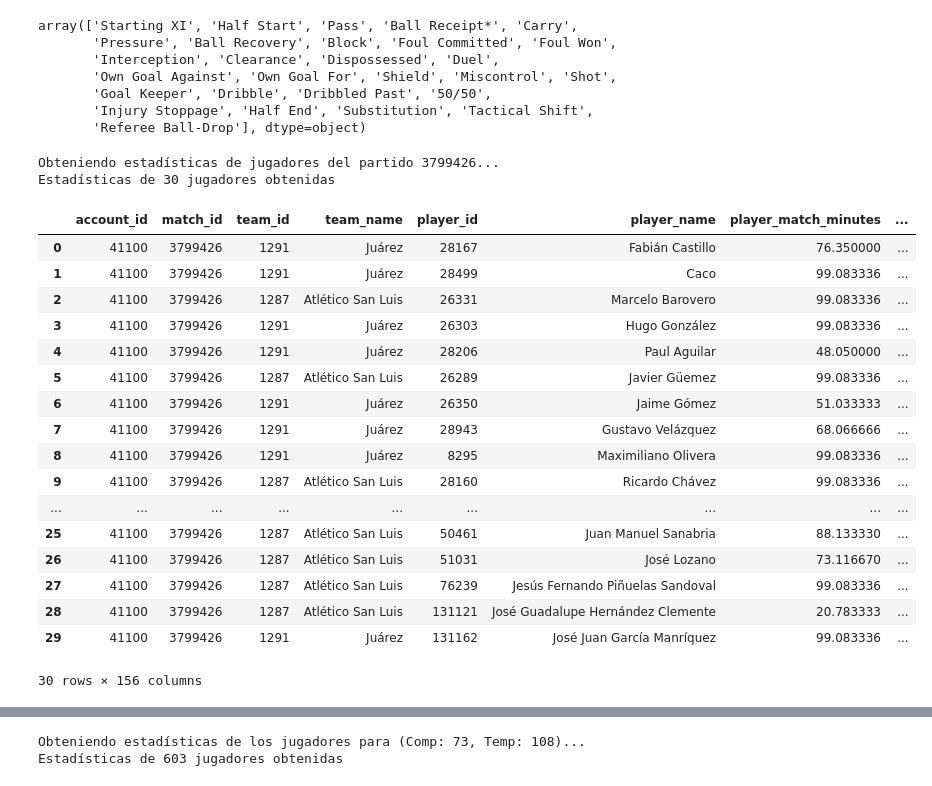
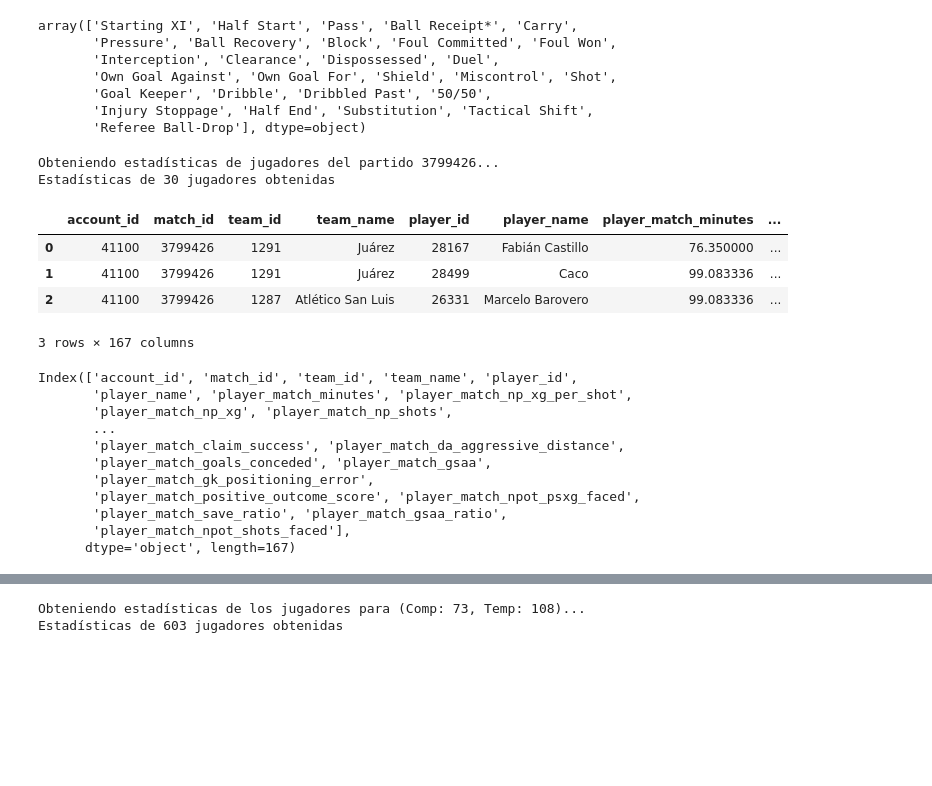
Before and after one commit to Jaimeum/Hackathon-America, a Jupyter notebook: notebooks/Prueba1.ipynb, the cells around one changed output, grey strips where cells are left out. Saved outputs shown, nothing was run; the diff lists cells and outputs as text; code cells hidden in the pictures; blank space fills up the shorter version.

```diff
--- a/notebooks/Prueba1.ipynb
+++ b/notebooks/Prueba1.ipynb
@@ -105,27 +107,29 @@ array(['Starting XI', 'Half Start', 'Pass', 'Ball Receipt*', 'Carry',
        'Referee Ball-Drop'], dtype=object)
 # %%
 c21 = fetcher.get_player_match_stats(3799426)
-c21
+c21.head(3)
 # %% [output]
 Obteniendo estadísticas de jugadores del partido 3799426...
 Estadísticas de 30 jugadores obtenidas
 |  | account_id | match_id | team_id | team_name | player_id | player_name | player_match_minutes | ... |
 | 0 | 41100 | 3799426 | 1291 | Juárez | 28167 | Fabián Castillo | 76.350000 | ... |
 | 1 | 41100 | 3799426 | 1291 | Juárez | 28499 | Caco | 99.083336 | ... |
 | 2 | 41100 | 3799426 | 1287 | Atlético San Luis | 26331 | Marcelo Barovero | 99.083336 | ... |
-| 3 | 41100 | 3799426 | 1291 | Juárez | 26303 | Hugo González | 99.083336 | ... |
-| 4 | 41100 | 3799426 | 1291 | Juárez | 28206 | Paul Aguilar | 48.050000 | ... |
-| 5 | 41100 | 3799426 | 1287 | Atlético San Luis | 26289 | Javier Güemez | 99.083336 | ... |
-| 6 | 41100 | 3799426 | 1291 | Juárez | 26350 | Jaime Gómez | 51.033333 | ... |
-| 7 | 41100 | 3799426 | 1291 | Juárez | 28943 | Gustavo Velázquez | 68.066666 | ... |
-| 8 | 41100 | 3799426 | 1291 | Juárez | 8295 | Maximiliano Olivera | 99.083336 | ... |
-| 9 | 41100 | 3799426 | 1287 | Atlético San Luis | 28160 | Ricardo Chávez | 99.083336 | ... |
-| ... | ... | ... | ... | ... | ... | ... | ... | ... |
-| 25 | 41100 | 3799426 | 1287 | Atlético San Luis | 50461 | Juan Manuel Sanabria | 88.133330 | ... |
-| 26 | 41100 | 3799426 | 1287 | Atlético San Luis | 51031 | José Lozano | 73.116670 | ... |
-| 27 | 41100 | 3799426 | 1287 | Atlético San Luis | 76239 | Jesús Fernando Piñuelas Sandoval | 99.083336 | ... |
-| 28 | 41100 | 3799426 | 1287 | Atlético San Luis | 131121 | José Guadalupe Hernández Clemente | 20.783333 | ... |
-| 29 | 41100 | 3799426 | 1291 | Juárez | 131162 | José Juan García Manríquez | 99.083336 | ... |
-30 rows × 156 columns
+3 rows × 167 columns
+# %%
+#all columns in c21
+c21.columns
+# %% [output]
+Index(['account_id', 'match_id', 'team_id', 'team_name', 'player_id',
+       'player_name', 'player_match_minutes', 'player_match_np_xg_per_shot',
+       'player_match_np_xg', 'player_match_np_shots',
+       ...
+       'player_match_claim_success', 'player_match_da_aggressive_distance',
+       'player_match_goals_conceded', 'player_match_gsaa',
+       'player_match_gk_positioning_error',
+       'player_match_positive_outcome_score', 'player_match_npot_psxg_faced',
+       'player_match_save_ratio', 'player_match_gsaa_ratio',
+       'player_match_npot_shots_faced'],
+      dtype='object', length=167)
 # %%
 jug_juarez = c21[c21['team_name'] == 'Juárez']
```
Also changed, not shown: parts of 3 cells of this notebook.
